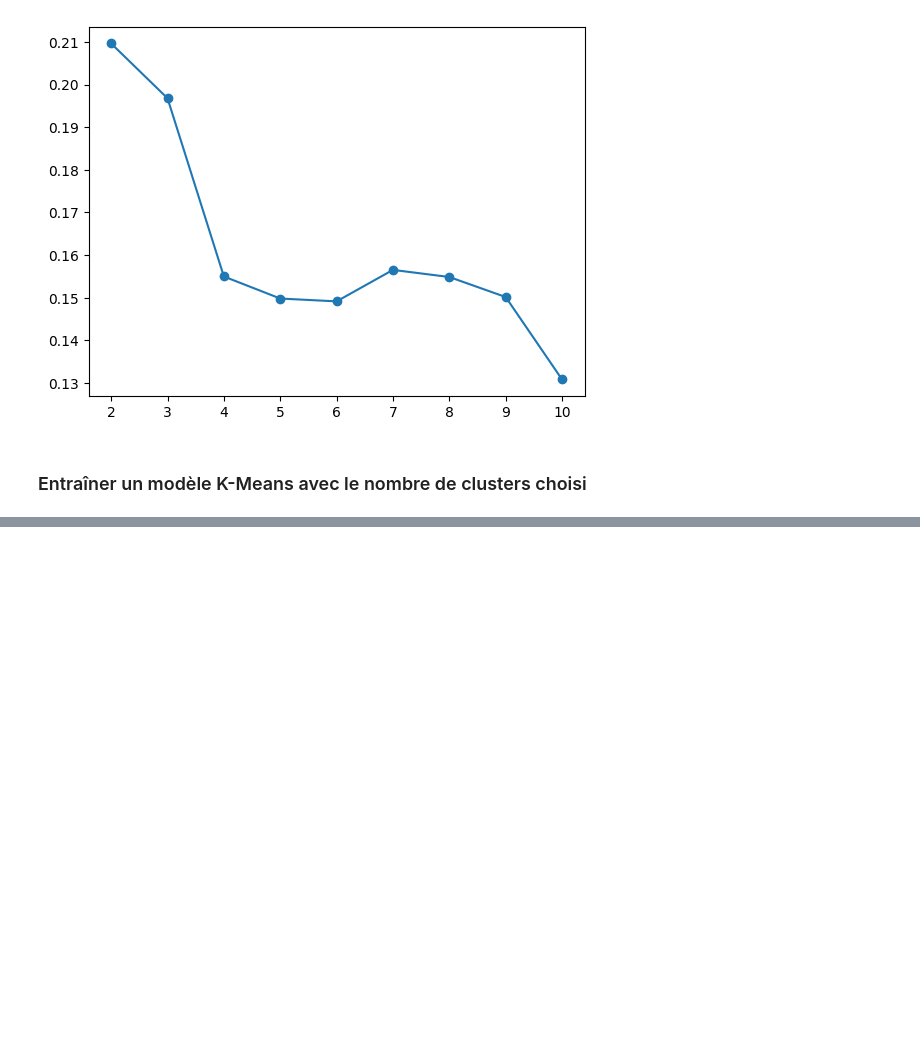
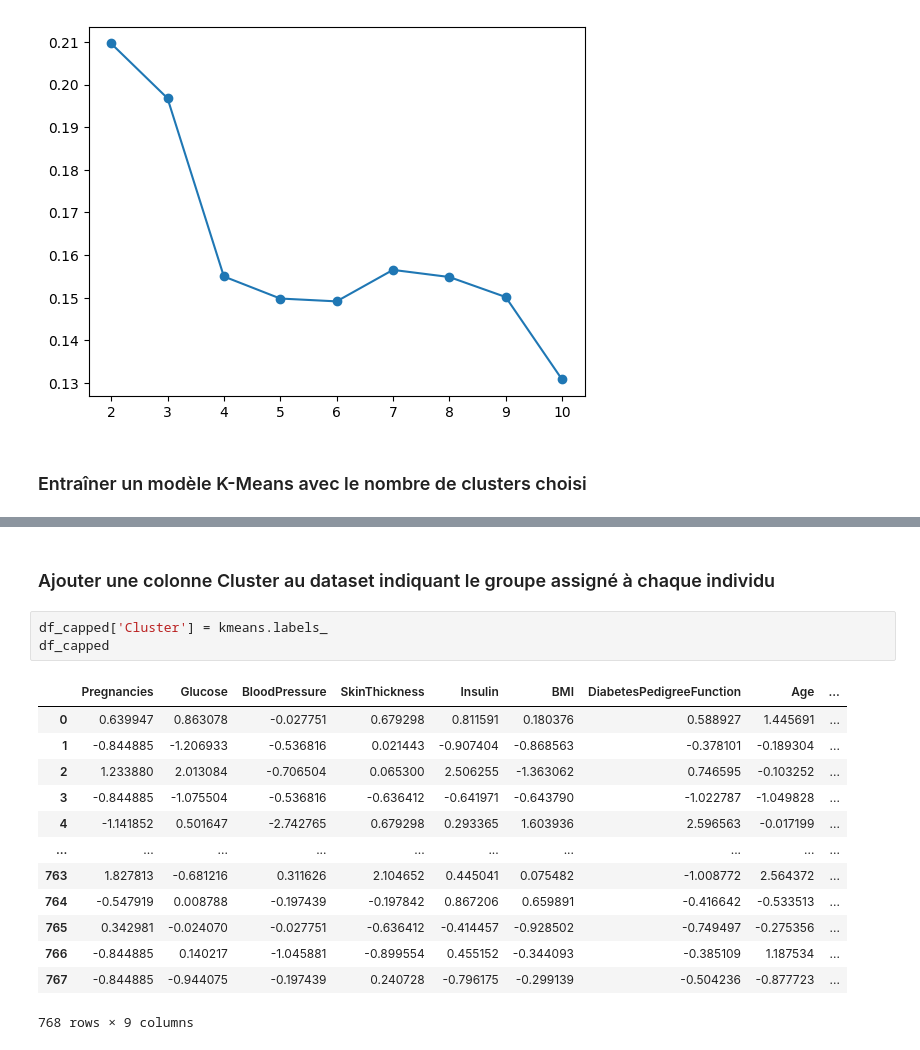
Before and after one commit to elmhmmd/Analyse-et-Pr-diction-du-Risque-de-Diab-te, a Jupyter notebook: Diabetes.ipynb, the cells around one changed output, grey strips where cells are left out. Cells and saved outputs as stored; diff of their text form; blank space fills up the shorter version.

```diff
--- a/Diabetes.ipynb
+++ b/Diabetes.ipynb
@@ -317,0 +317,19 @@ plt.show()
+# %% [markdown]
+### Ajouter une colonne Cluster au dataset indiquant le groupe assigné à chaque individu
+# %%
+df_capped['Cluster'] = kmeans.labels_
+df_capped
+# %% [output]
+|  | Pregnancies | Glucose | BloodPressure | SkinThickness | Insulin | BMI | DiabetesPedigreeFunction | Age | ... |
+| 0 | 0.639947 | 0.863078 | -0.027751 | 0.679298 | 0.811591 | 0.180376 | 0.588927 | 1.445691 | ... |
+| 1 | -0.844885 | -1.206933 | -0.536816 | 0.021443 | -0.907404 | -0.868563 | -0.378101 | -0.189304 | ... |
+| 2 | 1.233880 | 2.013084 | -0.706504 | 0.065300 | 2.506255 | -1.363062 | 0.746595 | -0.103252 | ... |
+| 3 | -0.844885 | -1.075504 | -0.536816 | -0.636412 | -0.641971 | -0.643790 | -1.022787 | -1.049828 | ... |
+| 4 | -1.141852 | 0.501647 | -2.742765 | 0.679298 | 0.293365 | 1.603936 | 2.596563 | -0.017199 | ... |
+| ... | ... | ... | ... | ... | ... | ... | ... | ... | ... |
+| 763 | 1.827813 | -0.681216 | 0.311626 | 2.104652 | 0.445041 | 0.075482 | -1.008772 | 2.564372 | ... |
+| 764 | -0.547919 | 0.008788 | -0.197439 | -0.197842 | 0.867206 | 0.659891 | -0.416642 | -0.533513 | ... |
+| 765 | 0.342981 | -0.024070 | -0.027751 | -0.636412 | -0.414457 | -0.928502 | -0.749497 | -0.275356 | ... |
+| 766 | -0.844885 | 0.140217 | -1.045881 | -0.899554 | 0.455152 | -0.344093 | -0.385109 | 1.187534 | ... |
+| 767 | -0.844885 | -0.944075 | -0.197439 | 0.240728 | -0.796175 | -0.299139 | -0.504236 | -0.877723 | ... |
+768 rows × 9 columns
```
Also changed, not shown: parts of 1 cell of this notebook.
